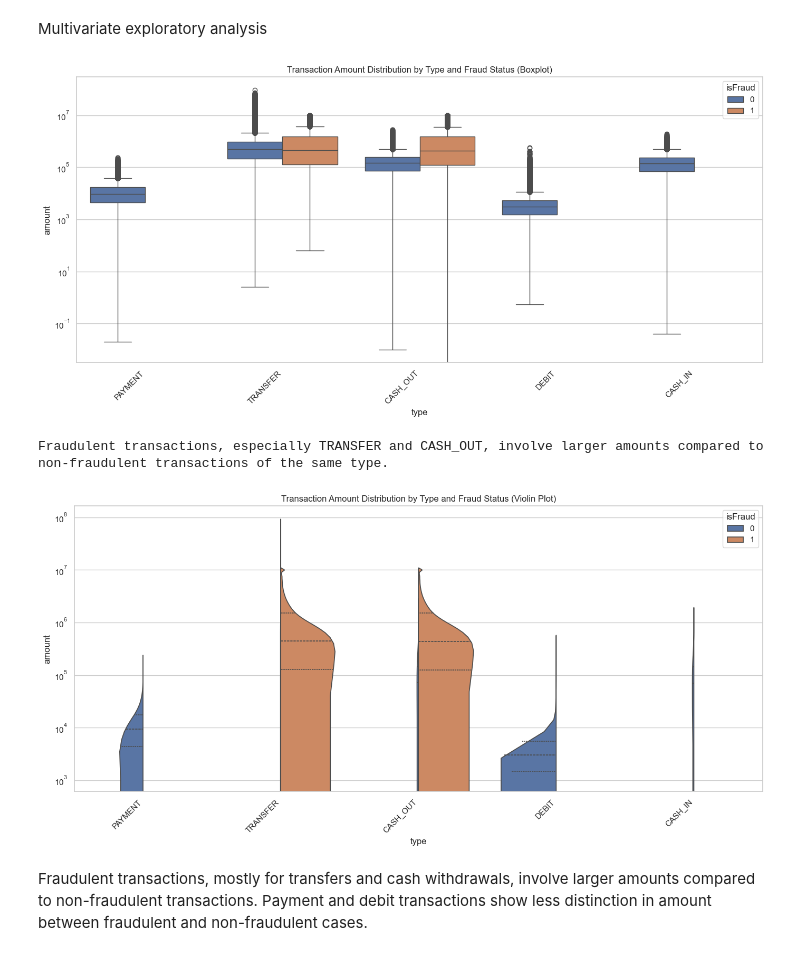
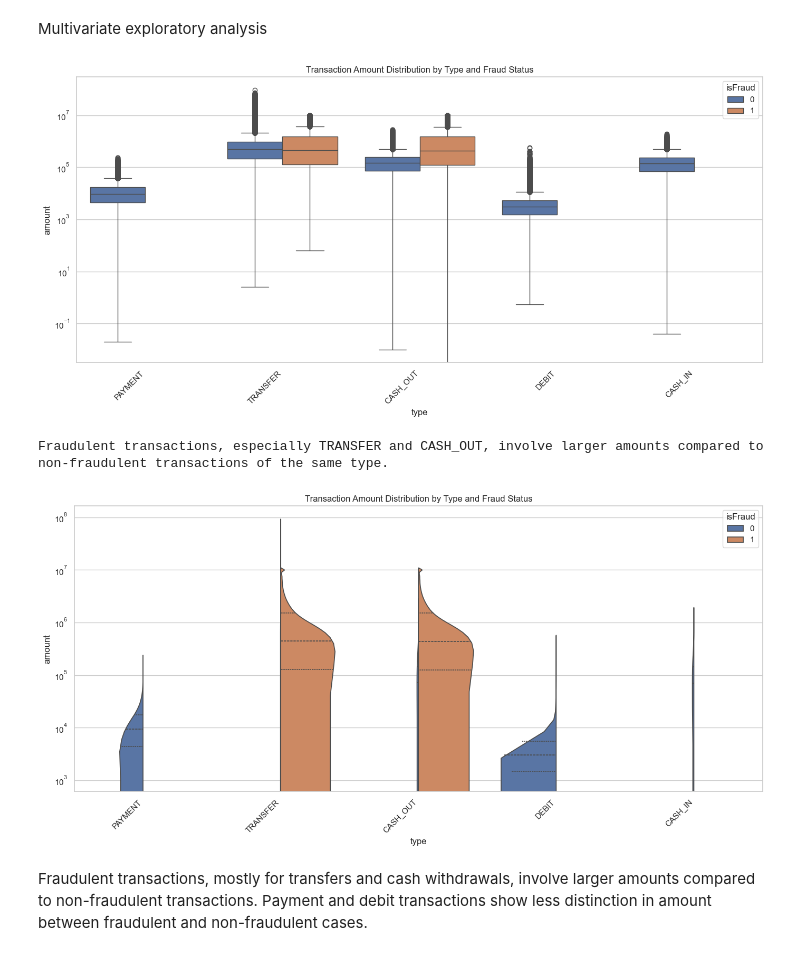
Before and after one commit to Seribii1o1/ML_Financial_Fraud_Detection, a Jupyter notebook: code/EDA.ipynb, the cells around one changed output. Drawn from its saved outputs; the diff is of its cells as text; code cells hidden in the pictures.

```diff
--- a/code/EDA.ipynb
+++ b/code/EDA.ipynb
@@ -468,29 +468,29 @@ Multivariate exploratory analysis
 # %%
 # Grouped Boxplots and Violin Plots
 
 # 1. Amount distribution by Type (Boxplot)
 plt.figure(figsize=(14, 7))
 sns.boxplot(x='type', y='amount', hue='isFraud', data=df)
-plt.title('Transaction Amount Distribution by Type and Fraud Status (Boxplot)')
+plt.title('Transaction Amount Distribution by Type and Fraud Status')
 plt.yscale('log')  # Use log scale for amount due to outliers and skew
 plt.xticks(rotation=45, ha='right')
 plt.tight_layout()
 plt.show()
 
 print("Fraudulent transactions, especially TRANSFER and CASH_OUT, involve larger amounts compared to non-fraudulent transactions of the same type.")
 
 
 # 2. Amount distribution by Type (Violin Plot)
 plt.figure(figsize=(14, 7))
 sns.violinplot(x='type', y='amount', hue='isFraud', data=df, split=True, inner="quart") # Split violins for better comparison
-plt.title('Transaction Amount Distribution by Type and Fraud Status (Violin Plot)')
+plt.title('Transaction Amount Distribution by Type and Fraud Status')
 plt.yscale('log')  # Use log scale for amount
 plt.xticks(rotation=45, ha='right')
 plt.tight_layout()
 plt.show()
 # %% [output]
-[figure, old version]
+[figure, new version]
 Fraudulent transactions, especially TRANSFER and CASH_OUT, involve larger amounts compared to non-fraudulent transactions of the same type.
-[figure, old version]
+[figure, new version]
 # %% [markdown]
 Fraudulent transactions, mostly for transfers and cash withdrawals, involve larger amounts compared to non-fraudulent transactions. Payment and debit transactions show less distinction in amount between fraudulent and non-fraudulent cases.
```
